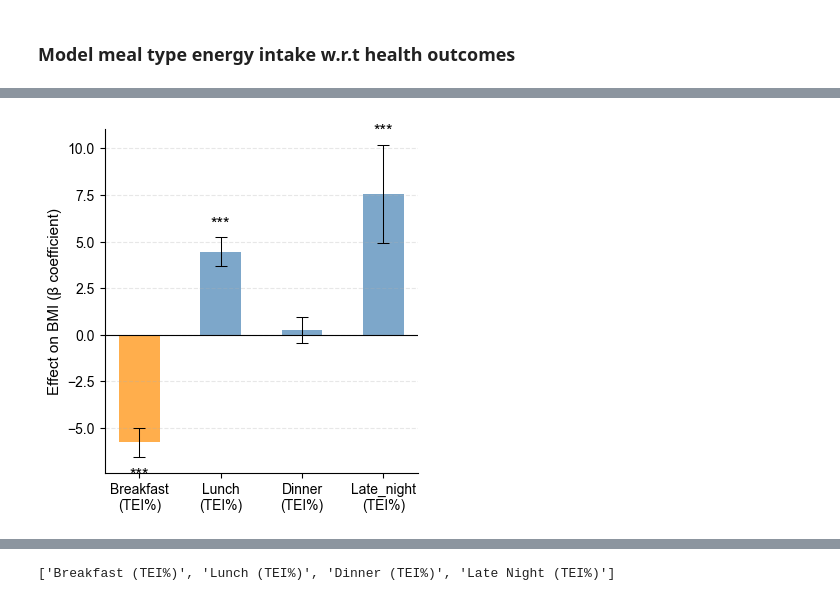
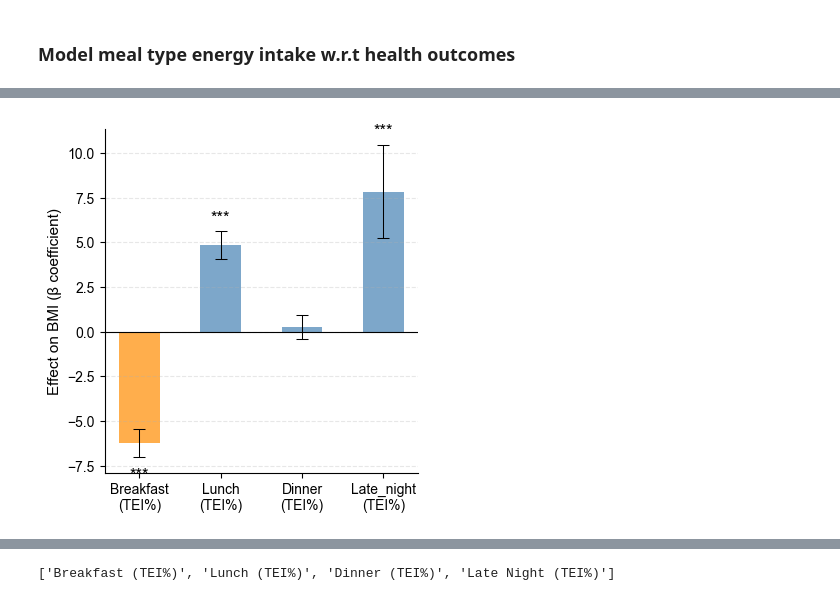
Before and after one commit to digitalepidemiologylab/meal-pattern-analysis-paper, a Jupyter notebook: code/modeling_scaled_energy_intake.ipynb, the cells around one changed output, grey strips where cells are left out. Drawn from its saved outputs; the diff is of its cells as text; code cells hidden in the pictures.

```diff
--- a/code/modeling_scaled_energy_intake.ipynb
+++ b/code/modeling_scaled_energy_intake.ipynb
@@ -456,31 +477,31 @@ lmm_results_mealtype_energy_intake_eo_freq["Late_night"]
 # %%
 # print("Note: Mealtype values are taken as averages over the days for each subject.")
 
 fig, ax = plt.subplots(ncols=1, nrows=1, figsize=(4, 4.2))
 
 outcome_var = "bmi"
 lmm_results_mealtype_energy_intake_bmi = (
     run_analyze_mealtype_energy_intake_wrt_health_outcomes(
         scaled_energy_distribution,
         meta,
         outcome_var=outcome_var,
-        covariates=["age", "eo_freq", "gender"],
+        covariates=["age", "eo_freq", "gender", "energy_kcal_eaten"],
     )
 )
 plot_mealtype_energy_intake_effects(
     lmm_results_mealtype_energy_intake_bmi,
     ax,
     outcome_var,
 )
 
 plt.tight_layout()
 sns.despine()
 
 # Save the plot if needed
 plt.savefig(
     "../images/fig2/mealtype_energy_intake_effects_BMI.png",
     dpi=300,
     bbox_inches="tight",
 )
 # %% [output]
-[figure, old version]
+[figure, new version]
```
Also changed, not shown: parts of 11 cells of this notebook, 6 other files.
